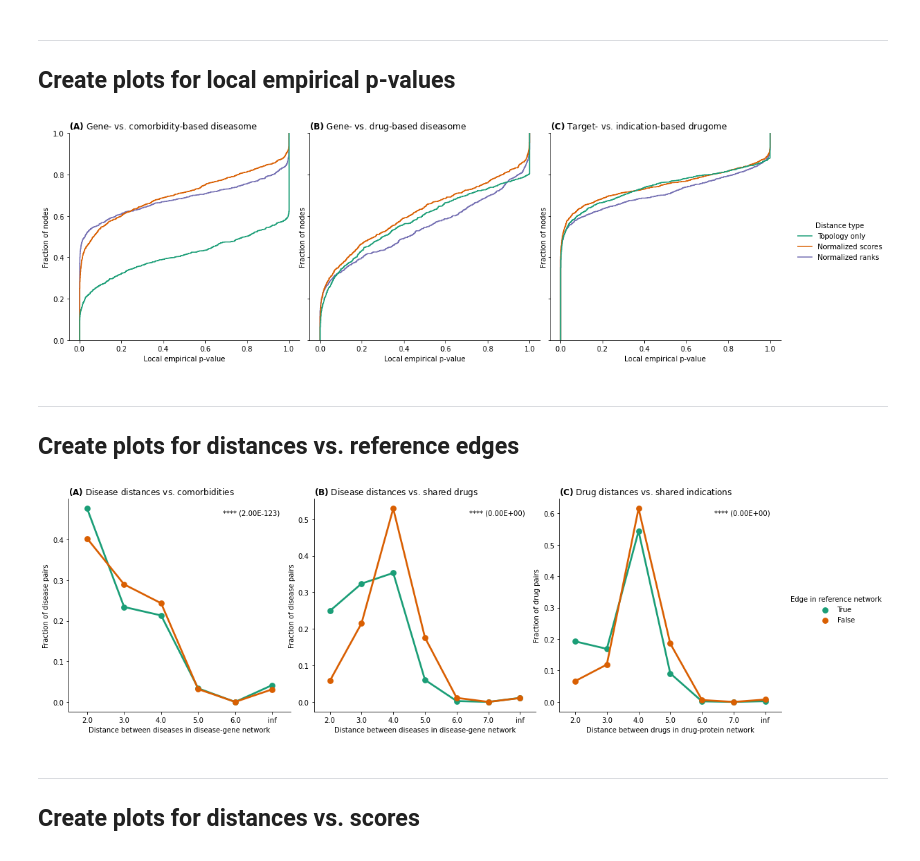
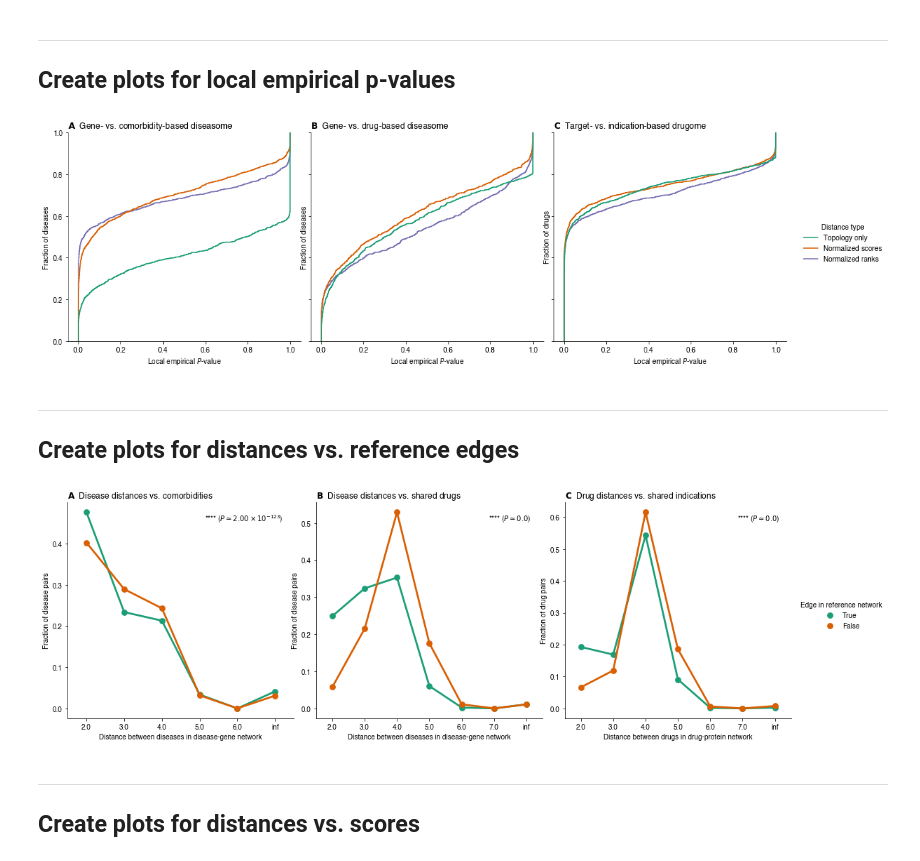
Before and after one commit to repotrial/graphsimqt, a Jupyter notebook: notebooks/plots.ipynb, the cells around one changed output. Saved outputs shown, nothing was run; the diff lists cells and outputs as text; code cells hidden in the pictures.

Commit message:
moved plots

```diff
--- a/notebooks/plots.ipynb
+++ b/notebooks/plots.ipynb
@@ -16,3 +17,6 @@ import scipy.stats as sps
+# %%
+rc('font',**{'family':'sans-serif','sans-serif':['Helvetica']})
+plt.rcParams['pdf.fonttype'] = 42
 # %% [markdown]
 ---
 ## Create plots for local distances
@@ -42,7 +50,7 @@ def adjust_titles(fig, width=60):
     for axis in fig.axes.flatten():
         title = axis.get_title().split(' = ')[1]
         axis.set_title('')
-        title = r"$\bf{(" + subfig + ")}$ " + title
+        title = r"$\bf{" + subfig + "}$  " + title
         if len(title) > width:
             words = title.split(' ')
             title=''
@@ -158,7 +166,13 @@ p_values['Distance type'] = p_values['Distance type'].apply(lambda label: ' '.jo
 fig = sns.displot(data=p_values, kind='ecdf', palette='Dark2',hue_order=['Topology only', 'Normalized scores', 'Normalized ranks'], hue='Distance type', col='scenario', x='Local empirical p-value')
 for axis in fig.axes.flatten():
     axis.set_ylabel('Fraction of nodes')
+fig.set_xlabels('Local empirical ' + r'$P$' + '-value')
+for counter, axis in enumerate(fig.axes.flatten()):
+    if counter < 2:
+        axis.set_ylabel('Fraction of diseases')
+    else:
+        axis.set_ylabel('Fraction of drugs')
 adjust_titles(fig)
 # %% [output]
-[figure, old version]
+[figure, new version]
 # %%
@@ -211,18 +225,19 @@ def add_axis_texts(fig, texts):
 # %%
 fig = sns.catplot(data=fractions, x=dist_name, col='scenario', hue_order=[True, False], palette='Dark2',
                   sharex=False, sharey=False, hue=ref_name, y=frac_name, kind='point',
                  col_order=['Disease distances vs. comorbidities', 'Disease distances vs. shared drugs',
                            'Drug distances vs. shared indications'])
 adjust_titles(fig)
 # See shortest_path_distance_analysis.json files in the respective results directories.
-texts = [f'{p_value_to_level(p_value)} ({p_value:.2E})' for p_value in [1.999516746437443e-123, 0.0, 0.0]]
+# texts = [f'{p_value_to_level(p_value)} ({p_equals}{p_value:.2E})' for p_value in [1.999516746437443e-123, 0.0, 0.0]]
+texts = [r'**** ($P\simeq2.00\times10^{-123}$)',r'**** ($P\simeq0.0$)',r'**** ($P\simeq0.0$)']
 for counter, axis in enumerate(fig.axes.flatten()):
     if counter < 2:
         axis.set_ylabel('Fraction of disease pairs')
     else:
         axis.set_xlabel('Distance between drugs in drug-protein network')
         axis.set_ylabel('Fraction of drug pairs')
 add_axis_texts(fig, texts)
 # %% [output]
-[figure, old version]
+[figure, new version]
 # %%
```
Also changed, not shown: parts of 11 cells of this notebook, 22 other files.
